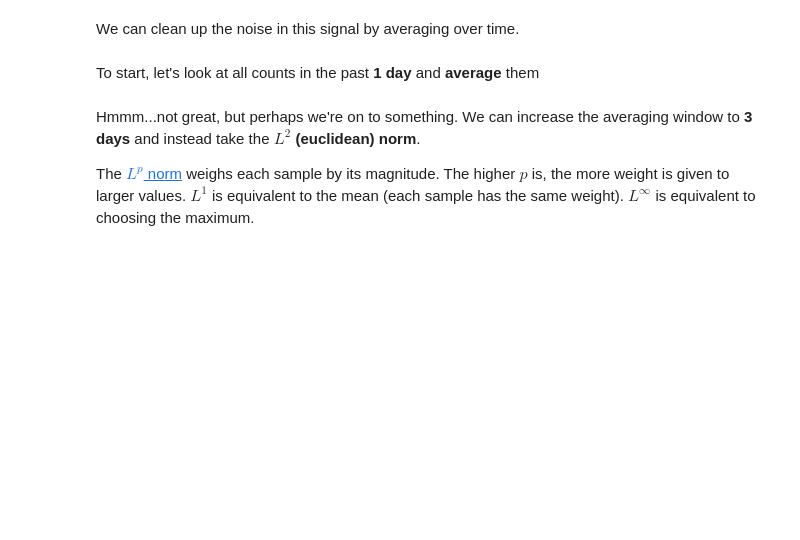
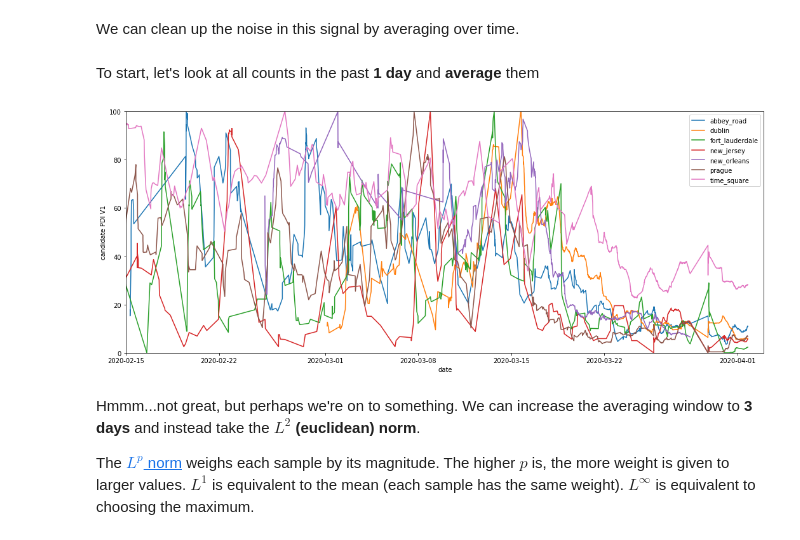
Before and after one commit to voxel51/pandemic51, a Jupyter notebook: analysis/pdi_analysis.ipynb, the cells around one changed output. Cells and saved outputs as stored; diff of their text form; code cells hidden in the pictures; blank space fills up the shorter version.

```diff
--- a/analysis/pdi_analysis.ipynb
+++ b/analysis/pdi_analysis.ipynb
@@ -63,7 +80,7 @@ This helper function will allow us to quickly visualize our candidate `PDI` stat
 
 One implementation detail to mention here is that this plot function normalizes the magnitude of the PDI for each stream, such that they all have a maximum of 100. This is because the the overall magnitude is heavily dependent on both the activity in the city and more specifically the activity at the exact location of the camera, but what we really care about is relative change. This will help us with visualizing our different statistics.
 # %%
-def plot_pdi(data_dict, pdi_func):
+def plot_pdi(data_dict, pdi_func, version):
     plt.figure(figsize=(18, 7))
 
     for stream_name, d in data_dict.items():
@@ -74,9 +91,9 @@ def plot_pdi(data_dict, pdi_func):
         normalized_pdis = np.array(pdis) * 100 / np.max(pdis)
         plt.plot(datetimes, normalized_pdis, label=stream_name)
 
-    plt.xlabel("data")
-    plt.ylabel("number of detected objects")
-    plt.xlim([pd.Timestamp('2020-02-01'), pd.Timestamp('2020-04-03')])
+    plt.xlabel("date")
+    plt.ylabel("candidate PDI V%d" % version)
+    plt.xlim([pd.Timestamp('2020-02-15'), pd.Timestamp('2020-04-03')])
     plt.ylim([0, 100])
     plt.legend()
 # %% [markdown]
@@ -102,13 +119,15 @@ To start, let's look at all counts in the past **1 day** and **average** them
 # %%
 # number of days to average counts over
 WINDOW_DAYS = 1
 
 # a function that averages the counts within a window
 AVG_FCN = np.mean
 
 pdi_func_v1 = create_pdi_func(WINDOW_DAYS, AVG_FCN)
 
-plot_pdi(data_dict, pdi_func_v1)
+plot_pdi(data_dict, pdi_func_v1, version=1)
+# %% [output]
+[figure, added]
 # %% [markdown]
 Hmmm...not great, but perhaps we're on to something. We can increase the averaging window to **3 days** and instead take the $L^2$ **(euclidean) norm**.
 
```
Also changed, not shown: parts of 8 cells of this notebook, 1 other file.
